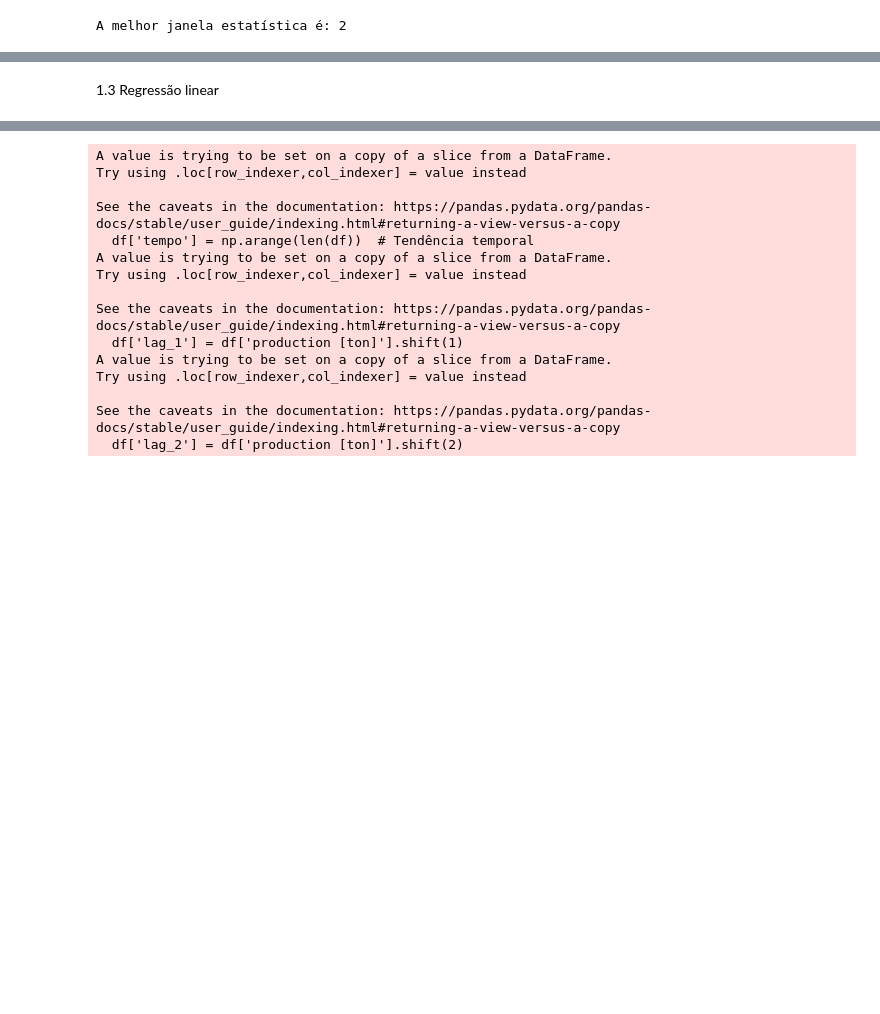
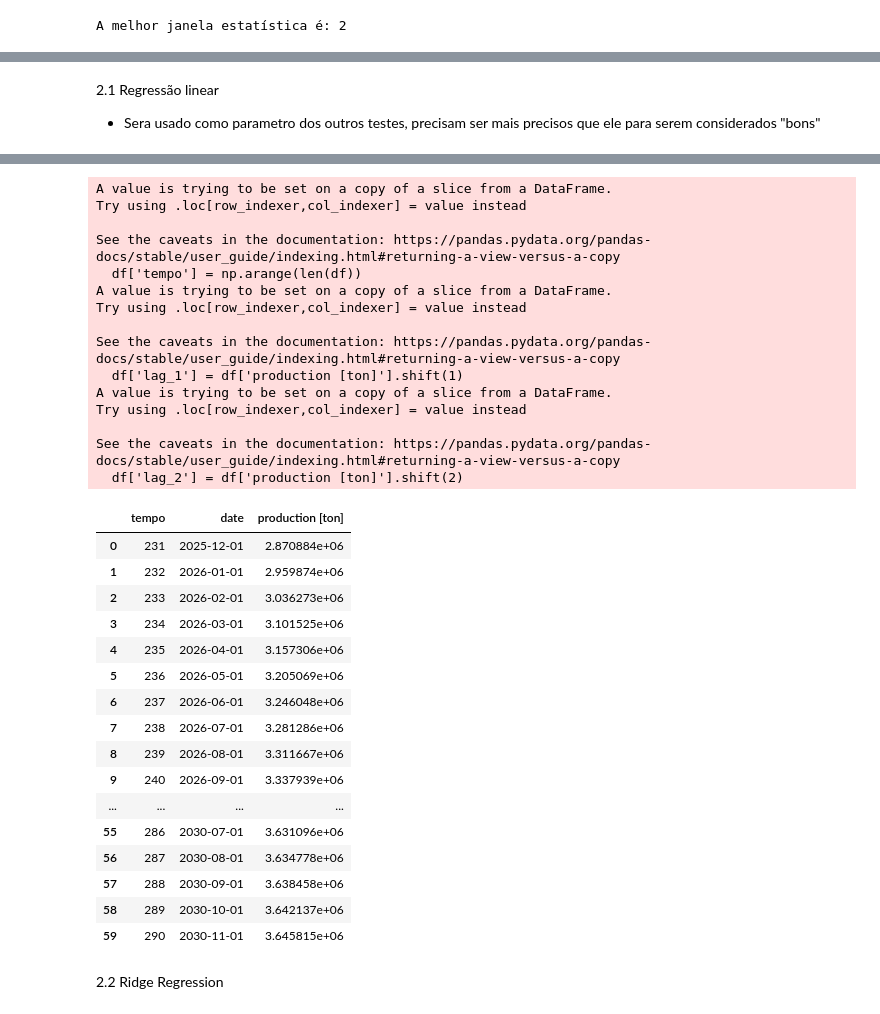
Before and after one commit to anagiulia-3/TCC, a Jupyter notebook: TCC.ipynb, the cells around one changed output, grey strips where cells are left out. Drawn from its saved outputs; the diff is of its cells as text; code cells hidden in the pictures; blank space fills up the shorter version.

```diff
--- a/TCC.ipynb
+++ b/TCC.ipynb
@@ -170,6 +172,9 @@ R2 Média Móvel: 0.758005299748822
 [figure]
-# %% [markdown]
-1.3 Regressão linear
+# %% [markdown]
+2.1 Regressão linear
+
+
+*   Sera usado como parametro dos outros testes, precisam ser mais precisos que ele para serem considerados "bons"
 # %%
 import pandas as pd
 import numpy as np
@@ -186,9 +191,9 @@ df['lag_2'] = df['production [ton]'].shift(2)
 df_model = df.dropna().copy()
 
 
-
-train = df_model.iloc[:-8]
-test = df_model.iloc[-8:]
+# como desejo prever o método em 5 anos testarei os 60 primeiros para os 60 ultimos
+train = df_model.iloc[:-60]
+test = df_model.iloc[-60:]
 
 X_train = train[['tempo', 'lag_1', 'lag_2']]
 y_train = train['production [ton]']
@@ -196,29 +201,47 @@ y_train = train['production [ton]']
 X_test = test[['tempo', 'lag_1', 'lag_2']]
 y_test = test['production [ton]']
 
-# 4. Treinamento
 modelo = LinearRegression()
 modelo.fit(X_train, y_train)
 
-# 5. Previsões
 previsoes = modelo.predict(X_test)
 
-# 6. Cálculo das Métricas de Erro
 mae = mean_absolute_error(y_test, previsoes)
 r2 = r2_score(y_test, previsoes)
-
-# Calculando a "Acurácia" baseada no erro percentual (MAPE)
 mape = mean_absolute_percentage_error(y_test, previsoes)
 acuracia = (1 - mape) * 100
 
-print(f"--- Relatório de Performance do Modelo ---")
 print(f"R² (Coeficiente de Determinação): {r2:.4f}")
-print(f"MAE (Erro Médio Absoluto): {mae:.2f} unidades")
-print(f"MAPE (Erro Percentual Médio): {mape:.2%}")
+print(f"MAE: {mae:.2f}")
+print(f"MAPE: {mape:.2%}")
 print(f"ACURÁCIA DO MODELO: {acuracia:.2f}%")
 
-# 7. Comparação visual rápida
-print("\nReal vs Previsto:")
-comparacao = pd.DataFrame({'Real': y_test, 'Previsto': previsoes.round(2)})
-print(comparacao)
+
+#tentando gerar para 5 anos a frente
+last_known_tempo = df_model['tempo'].iloc[-1]
+last_known_lag1 = df_model['production [ton]'].iloc[-1]
+last_known_lag2 = df_model['production [ton]'].iloc[-2]
+last_date = df_model['date'].max()
+
+
+future_predictions_list = []
+future_tempos_list = []
+future_dates_ordinal = []
+num_future_steps = 60
+
+#predição de 5 anos para frente
+for x in range(num_future_steps):
+    future_tempo = last_known_tempo + 1
+    future_lag1 = modelo.predict([[future_tempo, last_known_lag1, last_known_lag2]])[0]
+    predict_value = future_lag1
+    future_predictions_list.append(predict_value)
+    future_tempos_list.append(future_tempo)
+    last_known_lag2 = last_known_lag1
+    last_known_lag1 = predict_value
+    last_known_tempo += 1
+    future_dates_ordinal.append(pd.to_datetime(last_date) + pd.DateOffset(months=x+1))
+#datas para 60 anos para frente
+
+predict_df = pd.DataFrame({'tempo': future_tempos_list, 'date': future_dates_ordinal,'production [ton]': future_predictions_list})
+display(predict_df)
 # %% [output]
@@ -241,15 +252,34 @@ Real vs Previsto:
 A value is trying to be set on a copy of a slice from a DataFrame.
 Try using .loc[row_indexer,col_indexer] = value instead
 
 See the caveats in the documentation: https://pandas.pydata.org/pandas-docs/stable/user_guide/indexing.html#returning-a-view-versus-a-copy
-  df['tempo'] = np.arange(len(df))  # Tendência temporal
+  df['tempo'] = np.arange(len(df))
 A value is trying to be set on a copy of a slice from a DataFrame.
 Try using .loc[row_indexer,col_indexer] = value instead
 
 See the caveats in the documentation: https://pandas.pydata.org/pandas-docs/stable/user_guide/indexing.html#returning-a-view-versus-a-copy
   df['lag_1'] = df['production [ton]'].shift(1)
 A value is trying to be set on a copy of a slice from a DataFrame.
 Try using .loc[row_indexer,col_indexer] = value instead
 
 See the caveats in the documentation: https://pandas.pydata.org/pandas-docs/stable/user_guide/indexing.html#returning-a-view-versus-a-copy
   df['lag_2'] = df['production [ton]'].shift(2)
+|  | tempo | date | production [ton] |
+| 0 | 231 | 2025-12-01 | 2.870884e+06 |
+| 1 | 232 | 2026-01-01 | 2.959874e+06 |
+| 2 | 233 | 2026-02-01 | 3.036273e+06 |
+| 3 | 234 | 2026-03-01 | 3.101525e+06 |
+| 4 | 235 | 2026-04-01 | 3.157306e+06 |
+| 5 | 236 | 2026-05-01 | 3.205069e+06 |
+| 6 | 237 | 2026-06-01 | 3.246048e+06 |
+| 7 | 238 | 2026-07-01 | 3.281286e+06 |
+| 8 | 239 | 2026-08-01 | 3.311667e+06 |
+| 9 | 240 | 2026-09-01 | 3.337939e+06 |
+| ... | ... | ... | ... |
+| 55 | 286 | 2030-07-01 | 3.631096e+06 |
+| 56 | 287 | 2030-08-01 | 3.634778e+06 |
+| 57 | 288 | 2030-09-01 | 3.638458e+06 |
+| 58 | 289 | 2030-10-01 | 3.642137e+06 |
+| 59 | 290 | 2030-11-01 | 3.645815e+06 |
+# %% [markdown]
+2.2 Ridge Regression
```
Also changed, not shown: parts of 7 cells of this notebook.
